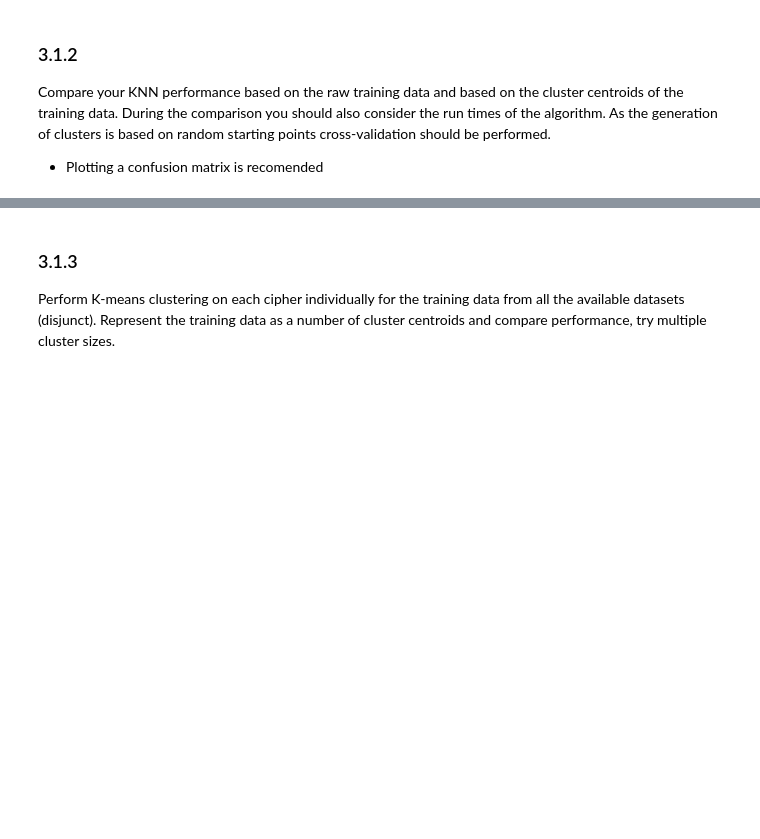
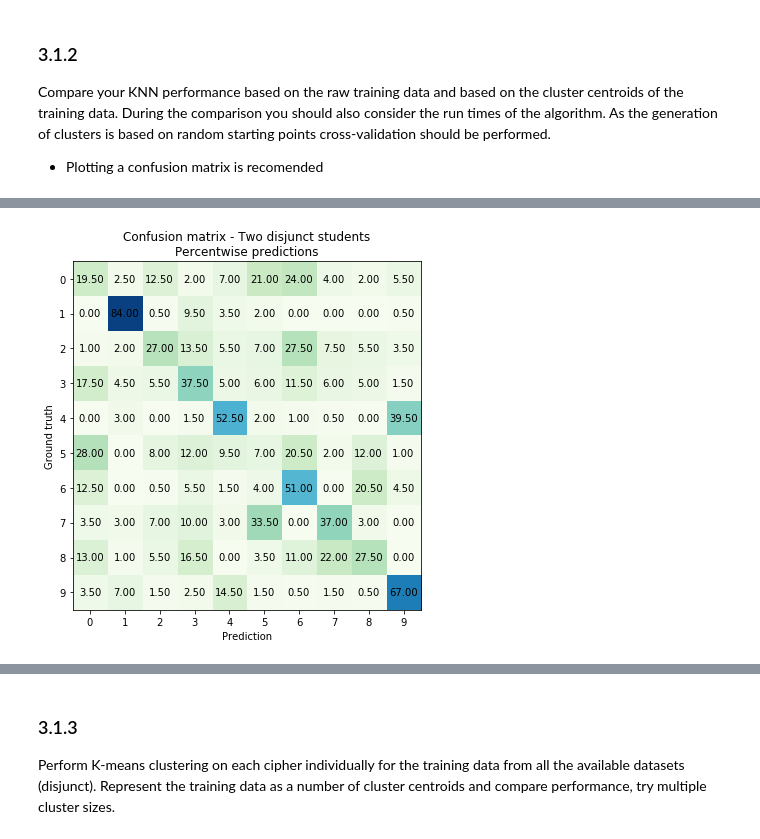
Before and after one commit to vmstavens/sm_pca, a Jupyter notebook: clustering/ex1.ipynb, the cells around one changed output, grey strips where cells are left out. Cells and saved outputs as stored; diff of their text form; code cells hidden in the pictures; blank space fills up the shorter version.

```diff
--- a/clustering/ex1.ipynb
+++ b/clustering/ex1.ipynb
@@ -246,5 +235,6 @@ plt.show()
 # %%
 def normalize_conf_mat(mat : np.ndarray):
+    mat = np.add(mat, np.zeros(mat.shape))
     mat /= mat.sum(axis=1, keepdims=True)
     return mat * 100
 # %%
@@ -266,6 +256,11 @@ def plot_conf_mat(mat:np.ndarray, tick_labels:list, x_label:str, y_label:str, ti
     ax.set_xlabel(x_label)
     fig.tight_layout()
     plt.show
+# %%
+conf = normalize_conf_mat(conf[0])
+plot_conf_mat(conf, ['0','1','2','3','4','5','6','7','8','9'], 'Prediction', 'Ground truth', "Confusion matrix - Two disjunct students\nPercentwise predictions")
+# %% [output]
+[figure, added]
 # %%
 conf_mat_raw = normalize_conf_mat(conf_mat_raw)
 
```
Also changed, not shown: parts of 9 cells of this notebook, 2 other files.
